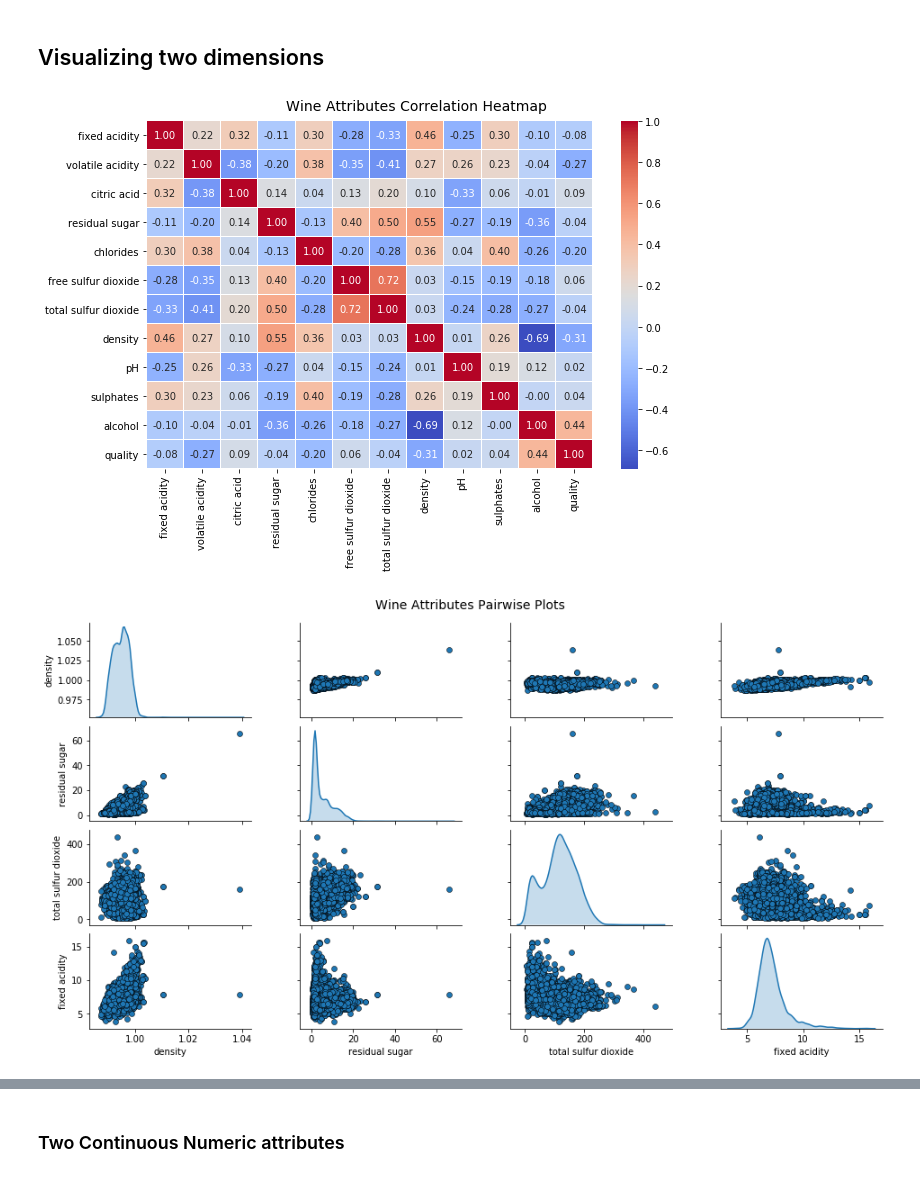
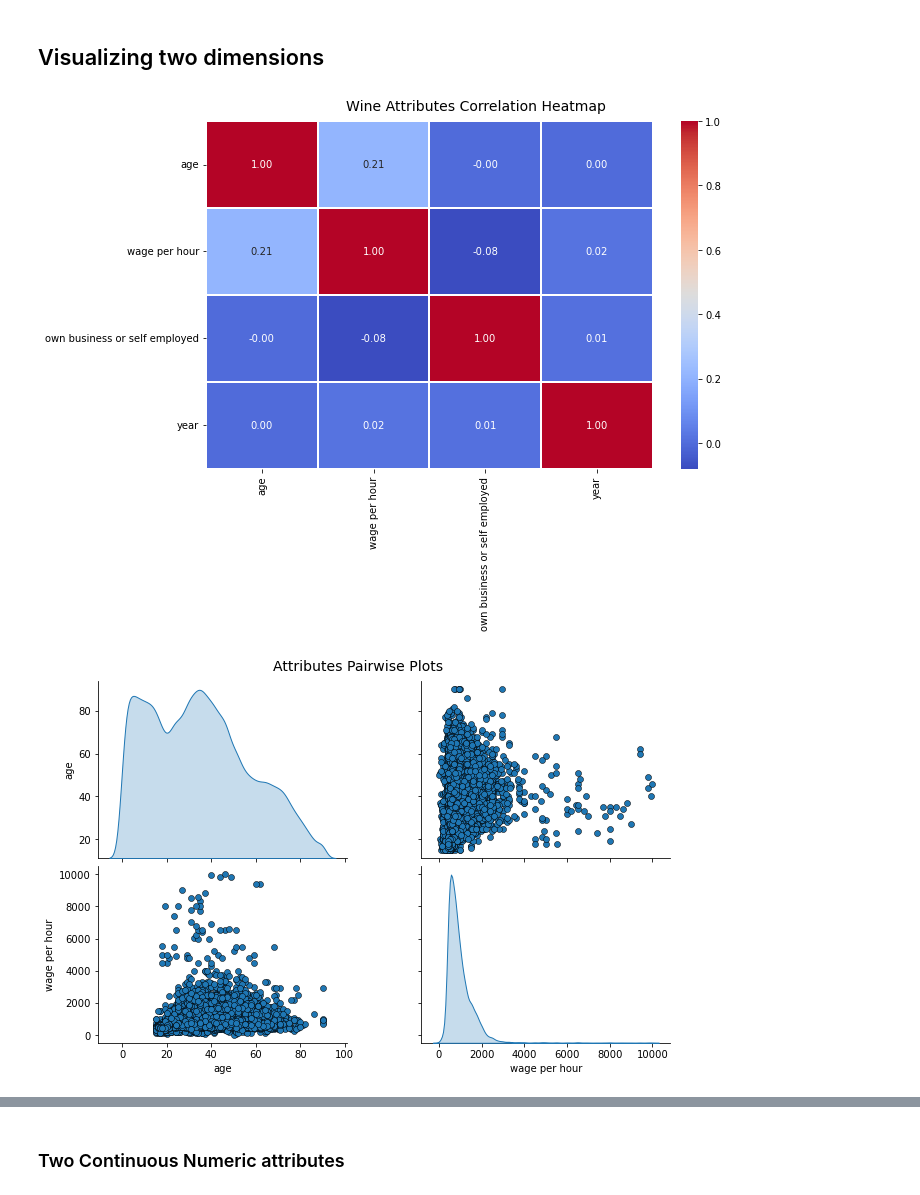
Before and after one commit to se21m024/DataScience, a Jupyter notebook: Exercise 1/se21m024_Stummer_ex1_Data_Visualization_Big.ipynb, the cells around one changed output, grey strips where cells are left out. Cells and saved outputs as stored; diff of their text form; code cells hidden in the pictures.

```diff
--- a/Exercise 1/se21m024_Stummer_ex1_Data_Visualization_Big.ipynb
+++ b/Exercise 1/se21m024_Stummer_ex1_Data_Visualization_Big.ipynb
@@ -24,10 +26,9 @@ columns = ['age', 'class of worker', 'detailed industry recode', 'detailed occup
 'country of birth father', 'country of birth mother', 'country of birth self', 'citizenship', 'own business or self employed',
 'fill inc questionnaire for veterans admin', 'veterans benefits', 'weeks worked in year', 'year', '???']
 
-raw_data = pd.read_csv('./Data Sets/Census-Income/census-income.data', sep=',')
+raw_data = pd.read_csv('./Data Sets/Census-Income/census-income.data', sep=',', names = columns)
 
 # re-shuffle records just to randomize data points
 raw_data = raw_data.sample(frac=1, random_state=42).reset_index(drop=True)
-
 raw_data.head()
 # %% [output]
@@ -152,21 +201,21 @@ bar = ax.bar(w_q[0], w_q[1], color='steelblue',
 ## Visualizing two dimensions
 # %%
 f, ax = plt.subplots(figsize=(10, 6))
-corr = wines.corr()
+corr = data.corr()
 hm = sns.heatmap(round(corr,2), annot=True, ax=ax, cmap="coolwarm",fmt='.2f',
             linewidths=.05)
 f.subplots_adjust(top=0.93)
 t= f.suptitle('Wine Attributes Correlation Heatmap', fontsize=14)
 # %% [output]
-[figure, old version]
+[figure, new version]
 # %%
-cols = ['density', 'residual sugar', 'total sulfur dioxide', 'fixed acidity']
-pp = sns.pairplot(wines[cols], height=1.8, aspect=1.8,
+cols = numericalColumns
+pp = sns.pairplot(data[cols], height=3.0, aspect=1.5,
                   plot_kws=dict(edgecolor="k", linewidth=0.5),
                   diag_kind="kde", diag_kws=dict(shade=True))
 
 fig = pp.fig
 fig.subplots_adjust(top=0.93, wspace=0.3)
-t = fig.suptitle('Wine Attributes Pairwise Plots', fontsize=14)
+t = fig.suptitle('Attributes Pairwise Plots', fontsize=14)
 # %% [output]
-[figure, old version]
+[figure, new version]
```
Also changed, not shown: parts of 30 cells of this notebook, 1 other file.
